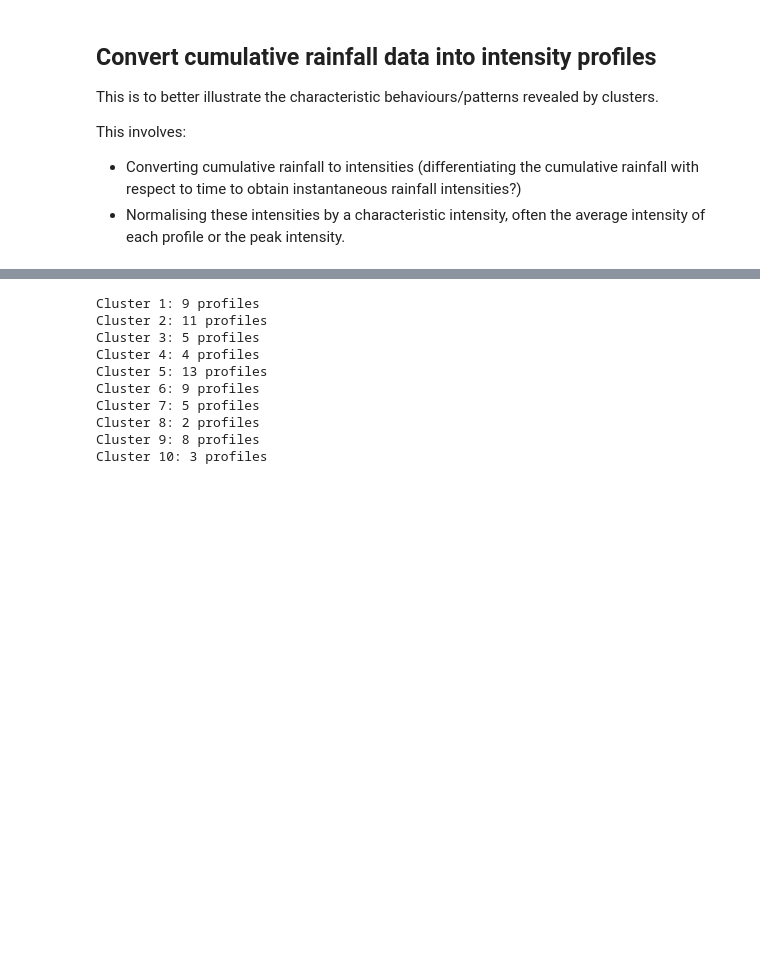
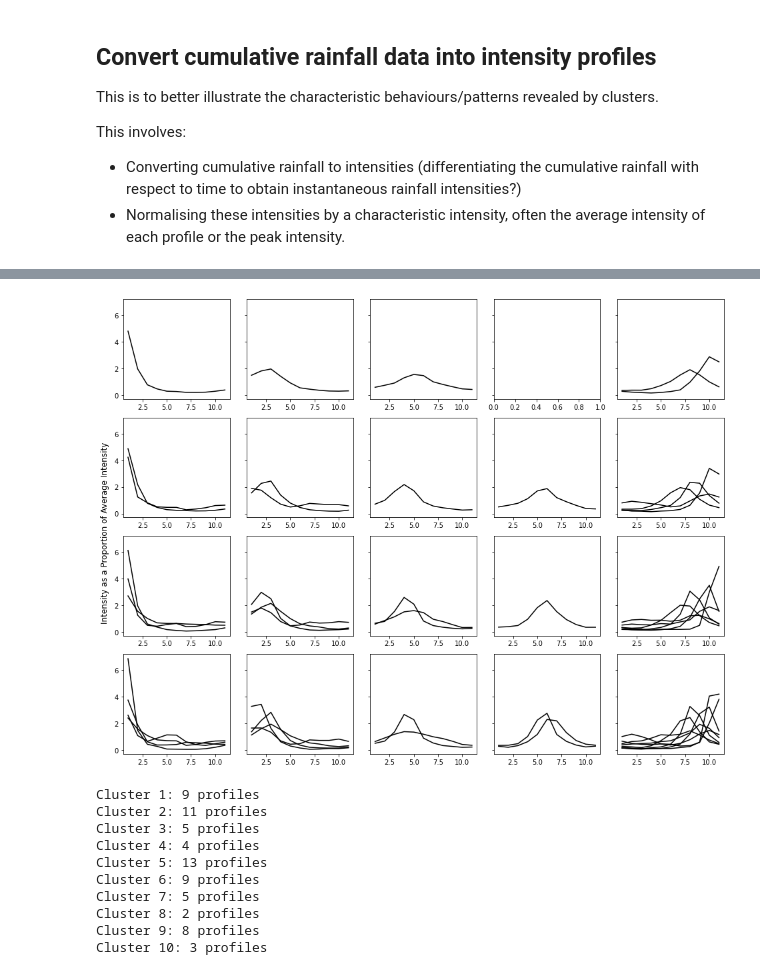
Before and after one commit to masher92/UKCP18, a Jupyter notebook: FindIndependentRainfallEvents/CreateDimensionlessProfiles.ipynb, the cells around one changed output, grey strips where cells are left out. Saved outputs shown, nothing was run; the diff lists cells and outputs as text; code cells hidden in the pictures; blank space fills up the shorter version.

```diff
--- a/FindIndependentRainfallEvents/CreateDimensionlessProfiles.ipynb
+++ b/FindIndependentRainfallEvents/CreateDimensionlessProfiles.ipynb
@@ -181,3 +201,57 @@ for centroid_cumulative in centroids:
+# %%
+fig, axs = plt.subplots(ncols=5, nrows=4, figsize=(13,10), sharey=True)
+
+# Assuming `profiles` is your array where rows are the dimensionless profiles
+for num_clusters in [5,10,15,20]:
+    # Create and fit the model
+    kmeans = KMeans(n_clusters=num_clusters, random_state=42)
+    kmeans.fit(profiles)
+
+    # Get cluster labels for each profile
+    labels = kmeans.labels_
+    centroids = kmeans.cluster_centers_
+
+    df= pd.DataFrame({'cluster_num':labels, 'duration':durations_for_profiles})
+    df['duration'] =  pd.to_numeric(df['duration'])
+    df.groupby('cluster_num')['duration'].mean()
+
+    for num, centroid_cumulative in enumerate(centroids):
+
+        # Find portion which is heaviest
+        heaviest_segment=categorize_normalized_rainstorm(centroid_cumulative)
+
+        # Convert to intensity
+        time_hours = np.array(range(0,len(centroid_cumulative)))  # Time in hours
+
+        # Convert cumulative to intensity (mm/hour)
+        intensity = np.diff(centroid_cumulative) / np.diff(time_hours)
+
+        # Calculate average intensity
+        average_intensity = np.sum(intensity) / (time_hours[-1] - time_hours[1])
+
+        # Normalize intensity by average intensity
+        normalized_intensity = intensity / average_intensity
+
+
+        if num_clusters ==5 :
+            axs[0, heaviest_segment].plot(time_hours[1:], normalized_intensity,
+                                  color='black')
+        elif num_clusters ==10:
+            axs[1,heaviest_segment].plot(time_hours[1:], normalized_intensity,
+                                  color='black')
+        elif num_clusters ==15:
+            axs[2,heaviest_segment].plot(time_hours[1:], normalized_intensity,
+                                  color='black')
+        else:
+            axs[3,heaviest_segment].plot(time_hours[1:], normalized_intensity,
+                                  color='black')
+
+    # Adjust the layout
+fig.tight_layout()
+fig.supylabel('Intensity as a Proportion of Average Intensity', x=- 0.01)
+plt.show()
+# %% [output]
+[figure, added]
 # %%
 # # Define durations and the measurement interval (in hours)
 # durations = [0.5, 1, 2, 3,6,12,24]
```
Also changed, not shown: parts of 22 cells of this notebook.
